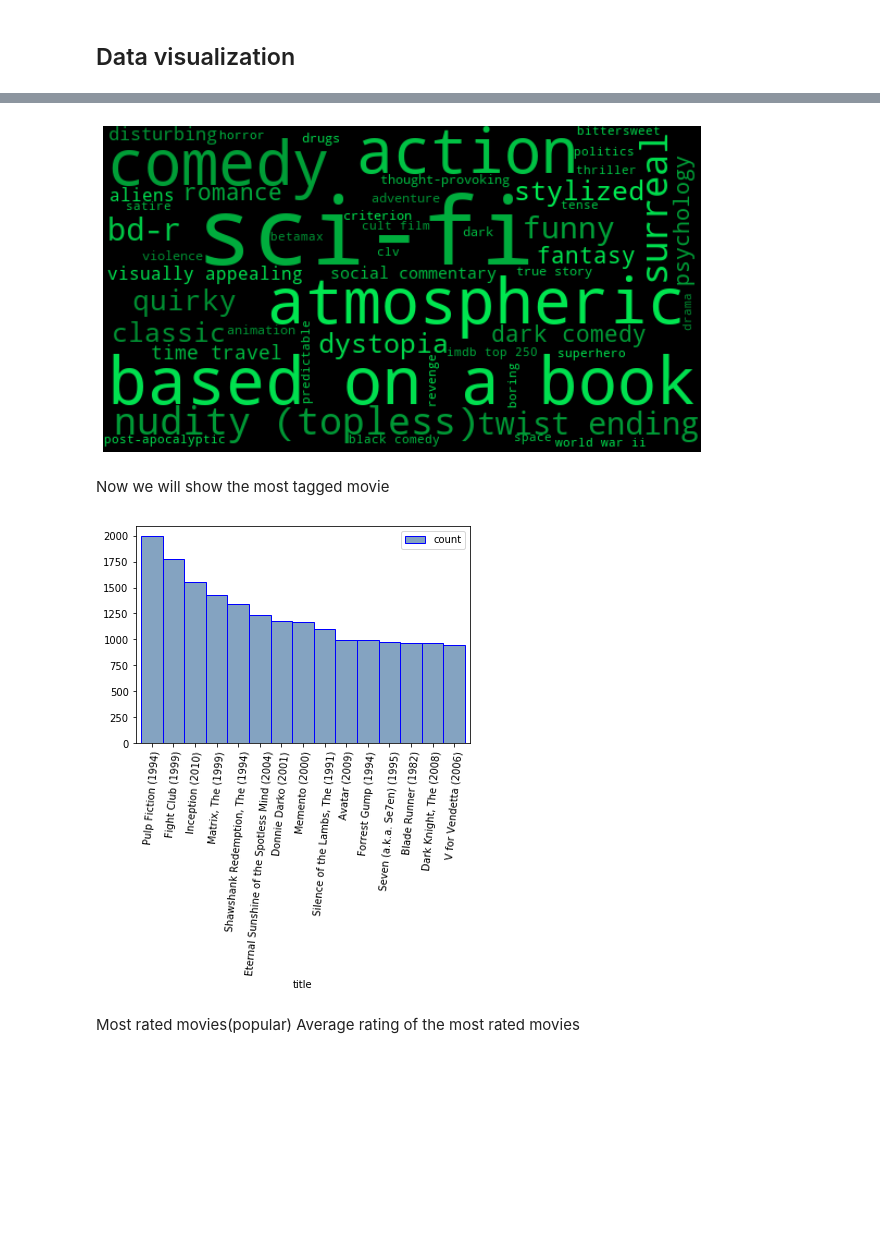
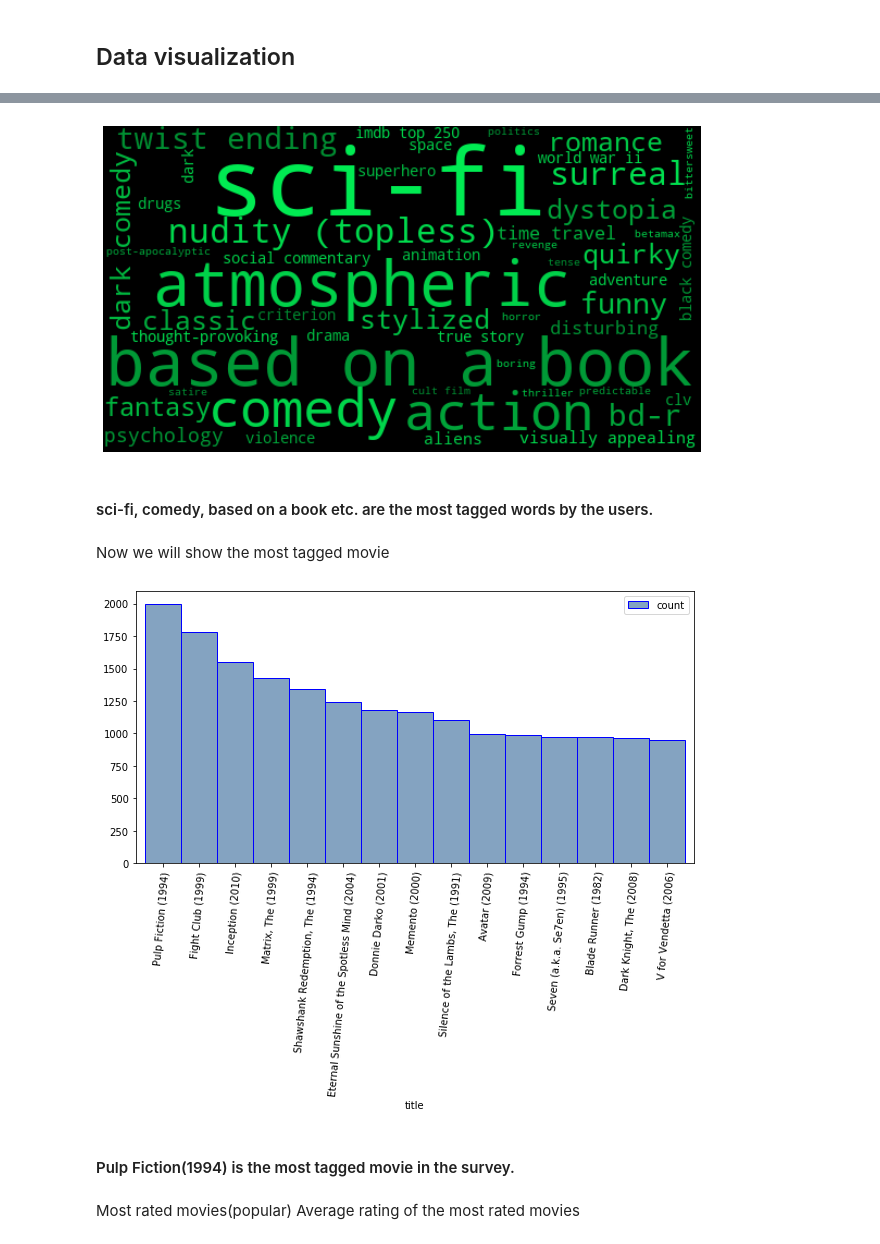
Before and after one commit to maliakber/algorithm-data-model-csc-501, a Jupyter notebook: source/csc-501-assignment-1-jupnote.ipynb, the cells around one changed output, grey strips where cells are left out. Saved outputs shown, nothing was run; the diff lists cells and outputs as text; code cells hidden in the pictures; blank space fills up the shorter version.

```diff
--- a/source/csc-501-assignment-1-jupnote.ipynb
+++ b/source/csc-501-assignment-1-jupnote.ipynb
@@ -117,3 +113,0 @@ movies['year'] = movies['year'].astype(int)  # sorting separately after cleaning
-# %%
-movies = movies.sort_values(by = 'year')
-movies
@@ -134,3 +124,7 @@ movies
+# %%
+movies_tags = pd.merge(movies[['movieId', 'title']], tags['movieId'], on='movieId')
+movies_ratings_year = pd.merge(movies[['movieId', 'year']], ratings[['movieId', 'rating']], on='movieId')
+movies_ratings_title = pd.merge(movies[['movieId', 'title']], ratings[['movieId', 'rating']], on='movieId')
 # %% [markdown]
 ## Data visualization
 # %%
@@ -212,7 +229,7 @@ def random_color_func(word=None, font_size=None, position=None,
 
 def show_most_tagged():
     tag_count = dict(tags_data_parse()[0:50])
-    f, ax = plt.subplots(figsize=(14, 6))
+    f, ax = plt.subplots(figsize=(15, 6))
     wordcloud = WordCloud(width=550, height=300, background_color='black',
                           max_words=50, relative_scaling=0.6,
                           color_func = random_color_func,
@@ -225,20 +242,23 @@ def show_most_tagged():
 
 show_most_tagged()
 # %% [output]
-[figure, old version]
+[figure, new version]
+# %% [markdown]
+#### sci-fi, comedy, based on a book etc. are the most tagged words by the users.
 # %% [markdown]
 Now we will show the most tagged movie
 # %%
 def movie_with_most_tags():
-    result = pd.merge(movies[['movieId', 'title']], tags['movieId'], on='movieId')
-    title_count = result.groupby('title')["movieId"].count().reset_index(name="count")
+    title_count = movies_tags.groupby('title')["movieId"].count().reset_index(name="count")
     title_count = title_count.sort_values('count', ascending=False)[0:15]
-    title_count.plot.bar(x='title', y='count', width=1.0, facecolor=(0.2, 0.4, 0.6, 0.6), edgecolor='blue', rot=85)
+    title_count.plot.bar(x='title', y='count', width=1.0, facecolor=(0.2, 0.4, 0.6, 0.6), edgecolor='blue', figsize=(10,5), rot=85)
 
 
 movie_with_most_tags()
 # %% [output]
-[figure, old version]
+[figure, new version]
+# %% [markdown]
+#### Pulp Fiction(1994) is the most tagged movie in the survey.
 # %% [markdown]
 Most rated movies(popular)
 Average rating of the most rated movies
```
Also changed, not shown: parts of 24 cells of this notebook, 2 other files.
